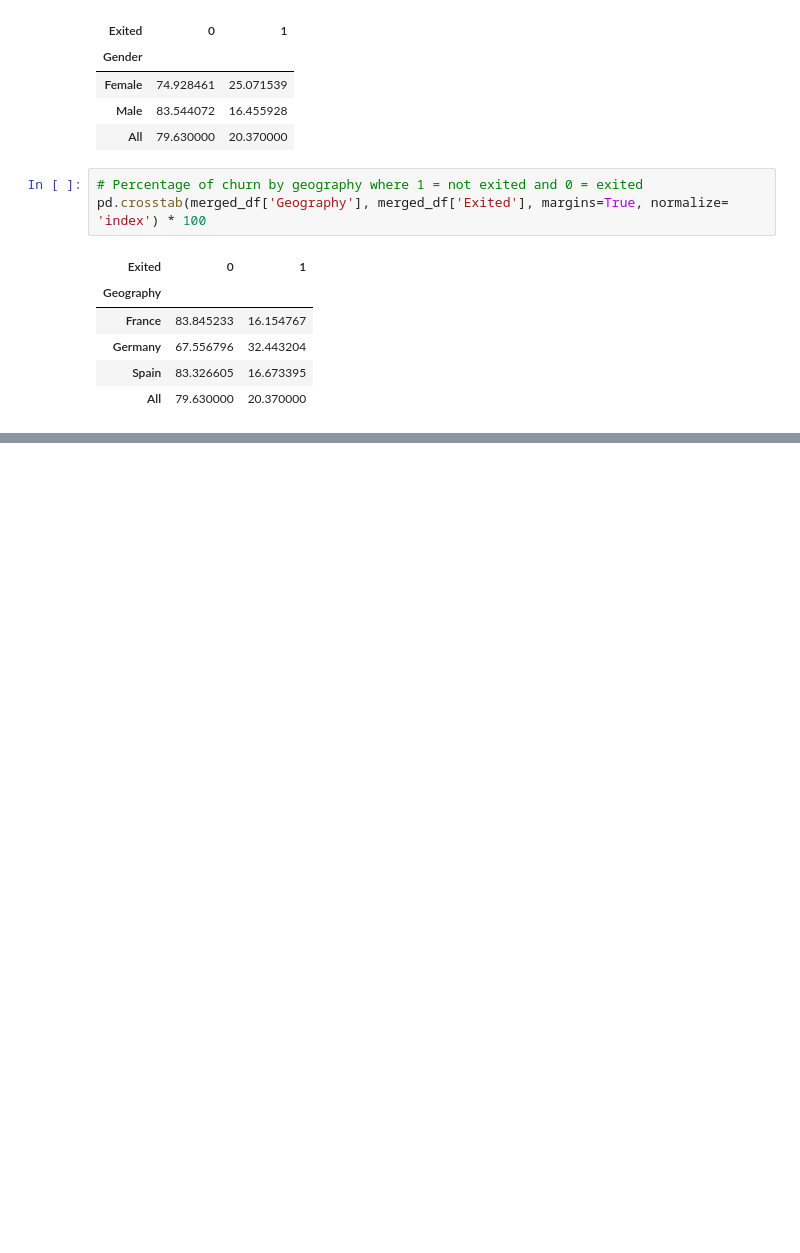
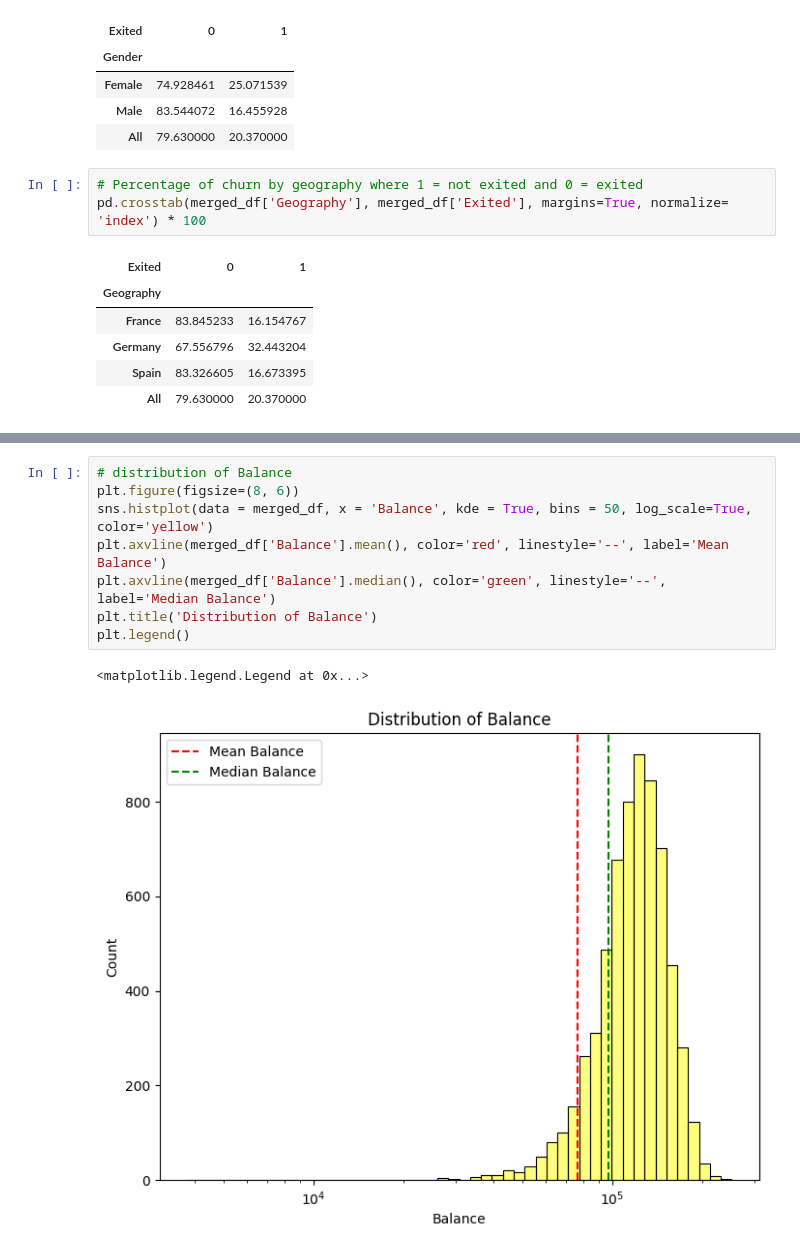
Before and after one commit to b3rian/Data_Science, a Jupyter notebook: Bank customer analysis.ipynb, the cells around one changed output, grey strips where cells are left out. Saved outputs shown, nothing was run; the diff lists cells and outputs as text; blank space fills up the shorter version.

```diff
--- a/Bank customer analysis.ipynb
+++ b/Bank customer analysis.ipynb
@@ -115,0 +144,11 @@ pd.crosstab(merged_df['Geography'], merged_df['Exited'], margins=True, normalize
+# %%
+# distribution of Balance
+plt.figure(figsize=(8, 6))
+sns.histplot(data = merged_df, x = 'Balance', kde = True, bins = 50, log_scale=True, color='yellow')
+plt.axvline(merged_df['Balance'].mean(), color='red', linestyle='--', label='Mean Balance')
+plt.axvline(merged_df['Balance'].median(), color='green', linestyle='--', label='Median Balance')
+plt.title('Distribution of Balance')
+plt.legend()
+# %% [output]
+<matplotlib.legend.Legend at 0x...>
+[figure, added]
```
Also changed, not shown: parts of 5 cells of this notebook.
